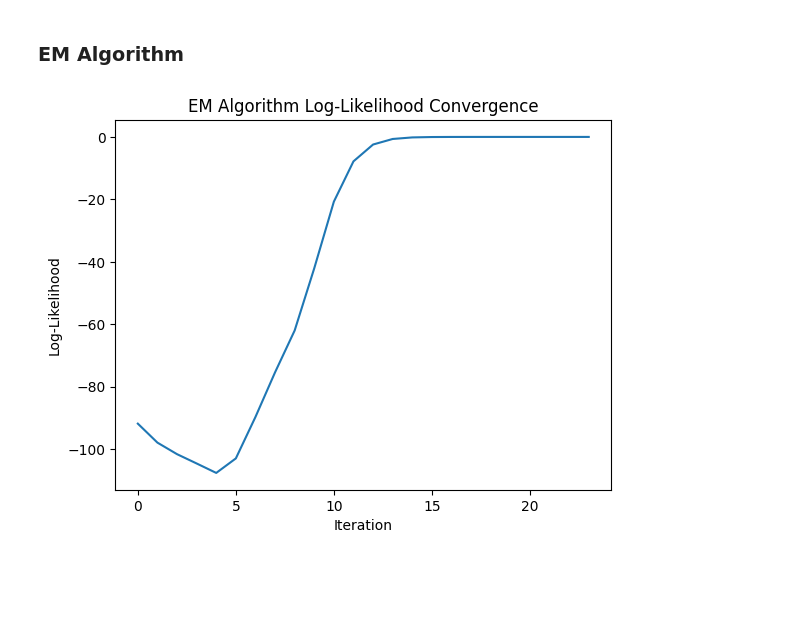
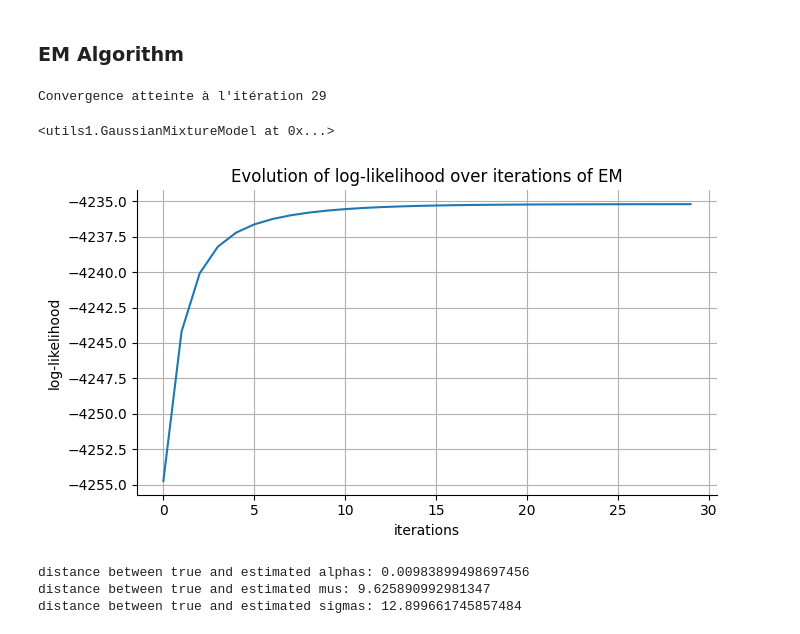
Before and after one commit to emilio-pcrd/compstats-MVA, a Jupyter notebook: Lab2/main.ipynb, the cells around one changed output. Saved outputs shown, nothing was run; the diff lists cells and outputs as text; code cells hidden in the pictures; blank space fills up the shorter version.

```diff
--- a/Lab2/main.ipynb
+++ b/Lab2/main.ipynb
@@ -64,3 +63,10 @@ gmm_samples = get_gmm_samples(m, alpha, mus, sigmas, N)
+# %%
+N = 1000
+
+X1 = np.random.multivariate_normal([0, 0], [[5, 4.5], [4.5, 5]], N // 3)
+X2 = np.random.multivariate_normal([6, 3], [[1.5, -1], [-1, 1.5]], N // 3)
+X3 = np.random.multivariate_normal([3, 8], [[4, -3.8], [-3.8, 4]], N // 3)
+X = np.vstack([X1, X2, X3])
 # %% [markdown]
 ### If the samples are of dim 1, we can observe the theorical distribution
 # %%
@@ -95,11 +100,2 @@ plt.show()
 # %% [markdown]
 ### **EM Algorithm**
-# %%
-N = 100
-m = 3
-
-alphas_true = [0.3, 0.5, 0.2]
-mus_true = [np.array([0, 0]), np.array([5, 5]), np.array([-5, -5])]
-sigmas_true = [np.eye(2), np.eye(2), np.eye(2)]
-
-X = get_gmm_samples(m, alphas_true, mus_true, sigmas_true, N)
@@ -110,8 +102,35 @@ hat_alphas, hat_mus, hat_sigmas, log_likelihoods = em_gmm(X, m)
-# %%
-plt.plot(log_likelihoods)
-plt.xlabel('Iteration')
-plt.ylabel('Log-Likelihood')
-plt.title('EM Algorithm Log-Likelihood Convergence')
-plt.show()
-# %% [output]
-[figure, removed]
+# %%
+gmm = GaussianMixtureModel(n_clusters=3, dim=2, max_iters=100)
+gmm.fit(X)
+# %% [output]
+Convergence atteinte à l'itération 29
+<utils1.GaussianMixtureModel at 0x...>
+# %%
+fig = plt.figure(figsize=(7, 4))
+plt.plot(gmm.log_likelihoods)
+plt.title("Evolution of log-likelihood over iterations of EM")
+plt.xlabel('iterations')
+plt.ylabel('log-likelihood')
+plt.tight_layout()
+plt.grid(True)
+plt.show()
+# %% [output]
+[figure, added]
+# %%
+hat_mus = gmm.mus
+hat_sigmas = gmm.sigmas
+hat_alphas = gmm.alphas
+
+alpha = np.array([0.33, 0.33, 0.33])
+sigmas = np.array([[[5, 4.5], [4.5, 5]], [[1.5, -1], [-1, 1.5]], [[4, -3.8], [-3.8, 4]]])
+mus = np.array([[0, 0], [6, 3], [3, 8]])
+
+print(f"distance between true and estimated alphas: {np.linalg.norm(alpha - hat_alphas)}")
+print(f"distance between true and estimated mus: {np.linalg.norm(mus - hat_mus)}")
+print(f"distance between true and estimated sigmas: {np.linalg.norm(sigmas - hat_sigmas)}")
+
+predictions = gmm.predict(X)
+# %% [output]
+distance between true and estimated alphas: 0.00983899498697456
+distance between true and estimated mus: 9.625890992981347
+distance between true and estimated sigmas: 12.899661745857484
```
Also changed, not shown: parts of 35 cells of this notebook, 3 other files.
